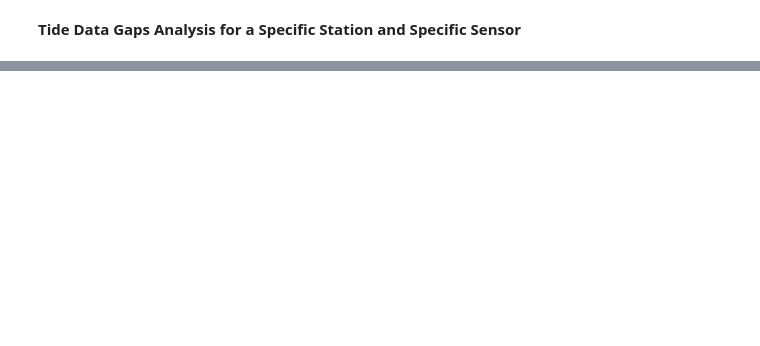
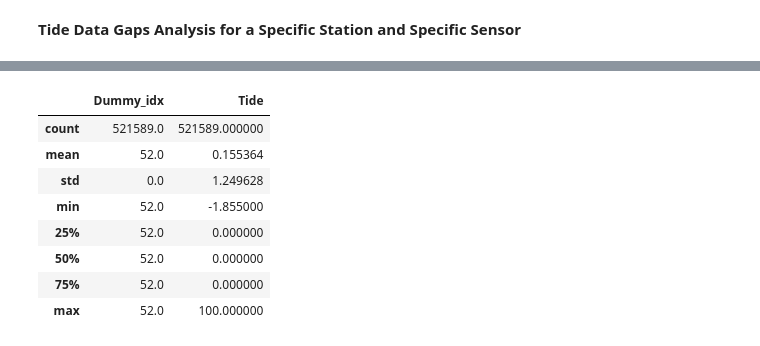
Before and after one commit to ravi19ved/tide-analysis, a Jupyter notebook: spectral-analysis/tide_data_gaps.ipynb, the cells around one changed output, grey strips where cells are left out. Saved outputs shown, nothing was run; the diff lists cells and outputs as text; code cells hidden in the pictures; blank space fills up the shorter version.

```diff
--- a/spectral-analysis/tide_data_gaps.ipynb
+++ b/spectral-analysis/tide_data_gaps.ipynb
@@ -41,0 +50,12 @@ KeyError: 'date'
+# %%
+data.describe()
+# %% [output]
+|  | Dummy_idx | Tide |
+| count | 521589.0 | 521589.000000 |
+| mean | 52.0 | 0.155364 |
+| std | 0.0 | 1.249628 |
+| min | 52.0 | -1.855000 |
+| 25% | 52.0 | 0.000000 |
+| 50% | 52.0 | 0.000000 |
+| 75% | 52.0 | 0.000000 |
+| max | 52.0 | 100.000000 |
```
Also changed, not shown: parts of 9 cells of this notebook, 8 other files.
